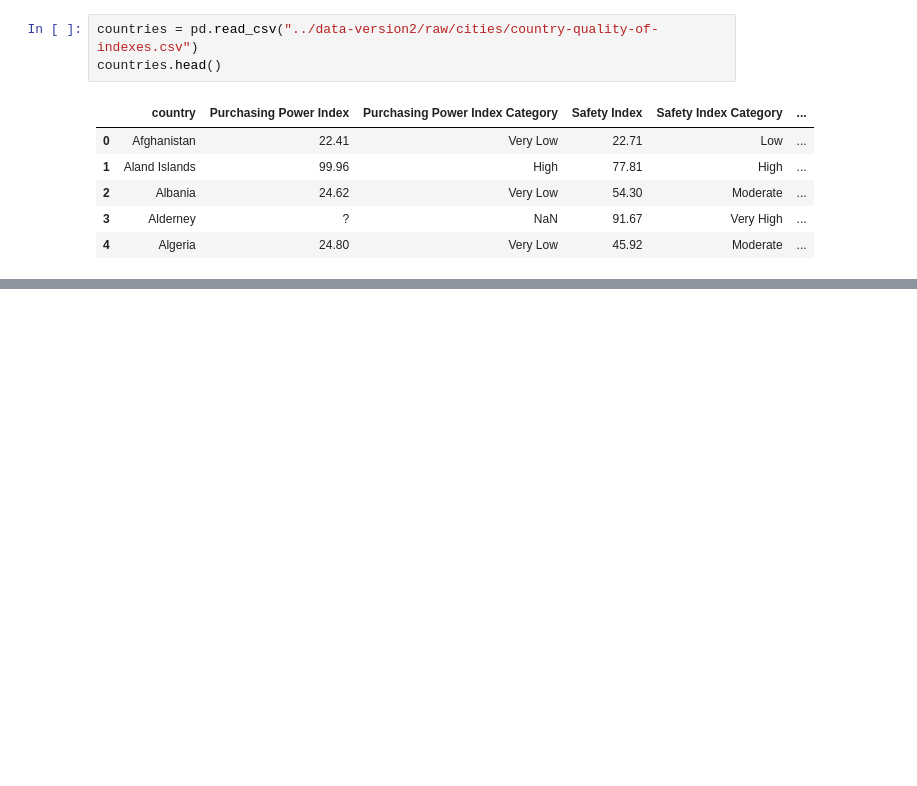
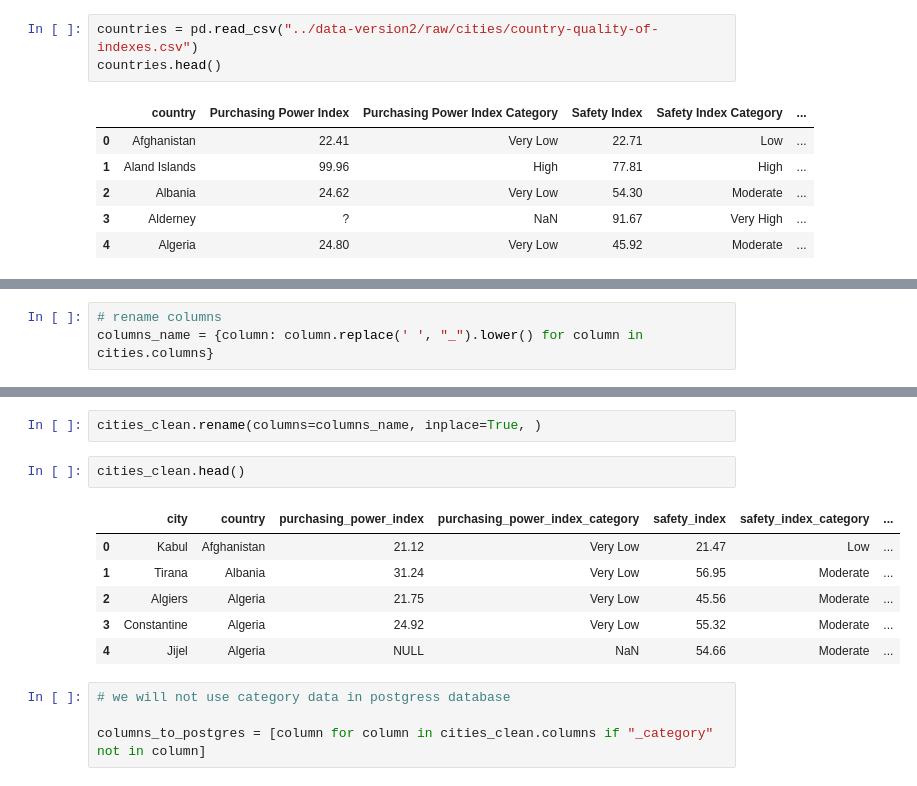
Before and after one commit to PicoloGroup/DB-FindMyMasters, a Jupyter notebook: data-version2/CitiesDataCleaning.ipynb, the cells around one changed output, grey strips where cells are left out. Drawn from its saved outputs; the diff is of its cells as text; blank space fills up the shorter version.

```diff
--- a/data-version2/CitiesDataCleaning.ipynb
+++ b/data-version2/CitiesDataCleaning.ipynb
@@ -75,0 +76,3 @@ cities[cities["country"] == "Canada"]
+# %%
+# rename columns
+columns_name = {column: column.replace(' ', "_").lower() for column in cities.columns}
@@ -75,0 +102,15 @@ cities[cities["country"] == "Canada"]
+# %%
+cities_clean.rename(columns=columns_name, inplace=True, )
+# %%
+cities_clean.head()
+# %% [output]
+|  | city | country | purchasing_power_index | purchasing_power_index_category | safety_index | safety_index_category | ... |
+| 0 | Kabul | Afghanistan | 21.12 | Very Low | 21.47 | Low | ... |
+| 1 | Tirana | Albania | 31.24 | Very Low | 56.95 | Moderate | ... |
+| 2 | Algiers | Algeria | 21.75 | Very Low | 45.56 | Moderate | ... |
+| 3 | Constantine | Algeria | 24.92 | Very Low | 55.32 | Moderate | ... |
+| 4 | Jijel | Algeria | NULL | NaN | 54.66 | Moderate | ... |
+# %%
+# we will not use category data in postgress database
+
+columns_to_postgres = [column for column in cities_clean.columns if "_category" not in column]
```
Also changed, not shown: parts of 14 cells of this notebook, 1 other file.
